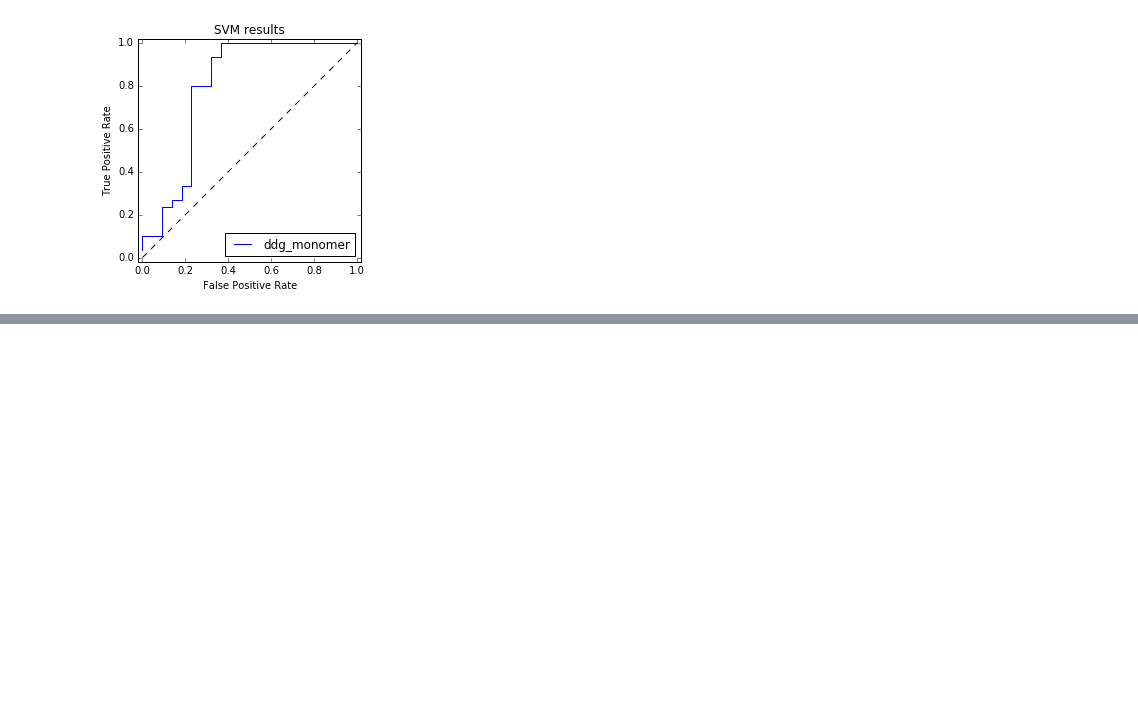
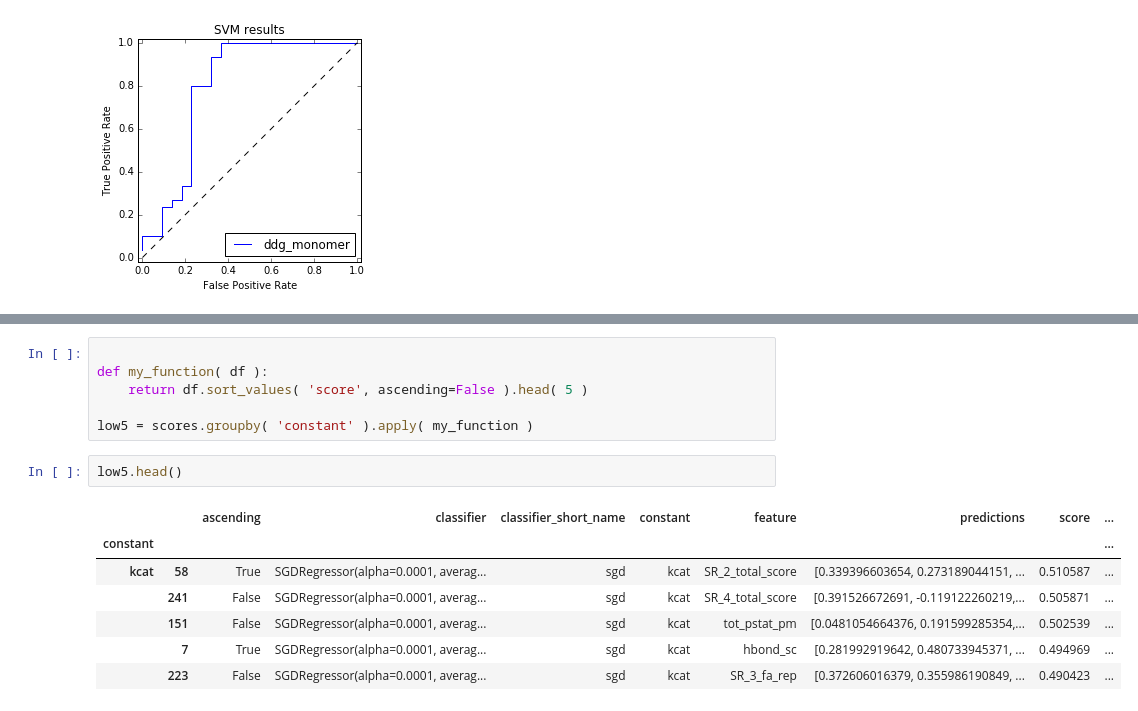
Before and after one commit to dacarlin/bagel-benchmark, a Jupyter notebook: Untitled.ipynb, the cells around one changed output, grey strips where cells are left out. Drawn from its saved outputs; the diff is of its cells as text; blank space fills up the shorter version.

```diff
--- a/Untitled.ipynb
+++ b/Untitled.ipynb
@@ -437,0 +571,16 @@ model score (training) 0.69
+# %%
+
+def my_function( df ):
+    return df.sort_values( 'score', ascending=False ).head( 5 )
+
+low5 = scores.groupby( 'constant' ).apply( my_function )
+# %%
+low5.head()
+# %% [output]
+|  |  | ascending | classifier | classifier_short_name | constant | feature | predictions | score | ... |
+| constant |  |  |  |  |  |  |  |  | ... |
+| kcat | 58 | True | SGDRegressor(alpha=0.0001, averag... | sgd | kcat | SR_2_total_score | [0.339396603654, 0.273189044151, ... | 0.510587 | ... |
+|  | 241 | False | SGDRegressor(alpha=0.0001, averag... | sgd | kcat | SR_4_total_score | [0.391526672691, -0.119122260219,... | 0.505871 | ... |
+|  | 151 | False | SGDRegressor(alpha=0.0001, averag... | sgd | kcat | tot_pstat_pm | [0.0481054664376, 0.191599285354,... | 0.502539 | ... |
+|  | 7 | True | SGDRegressor(alpha=0.0001, averag... | sgd | kcat | hbond_sc | [0.281992919642, 0.480733945371, ... | 0.494969 | ... |
+|  | 223 | False | SGDRegressor(alpha=0.0001, averag... | sgd | kcat | SR_3_fa_rep | [0.372606016379, 0.355986190849, ... | 0.490423 | ... |
```
Also changed, not shown: parts of 22 cells of this notebook, 8 other files.
